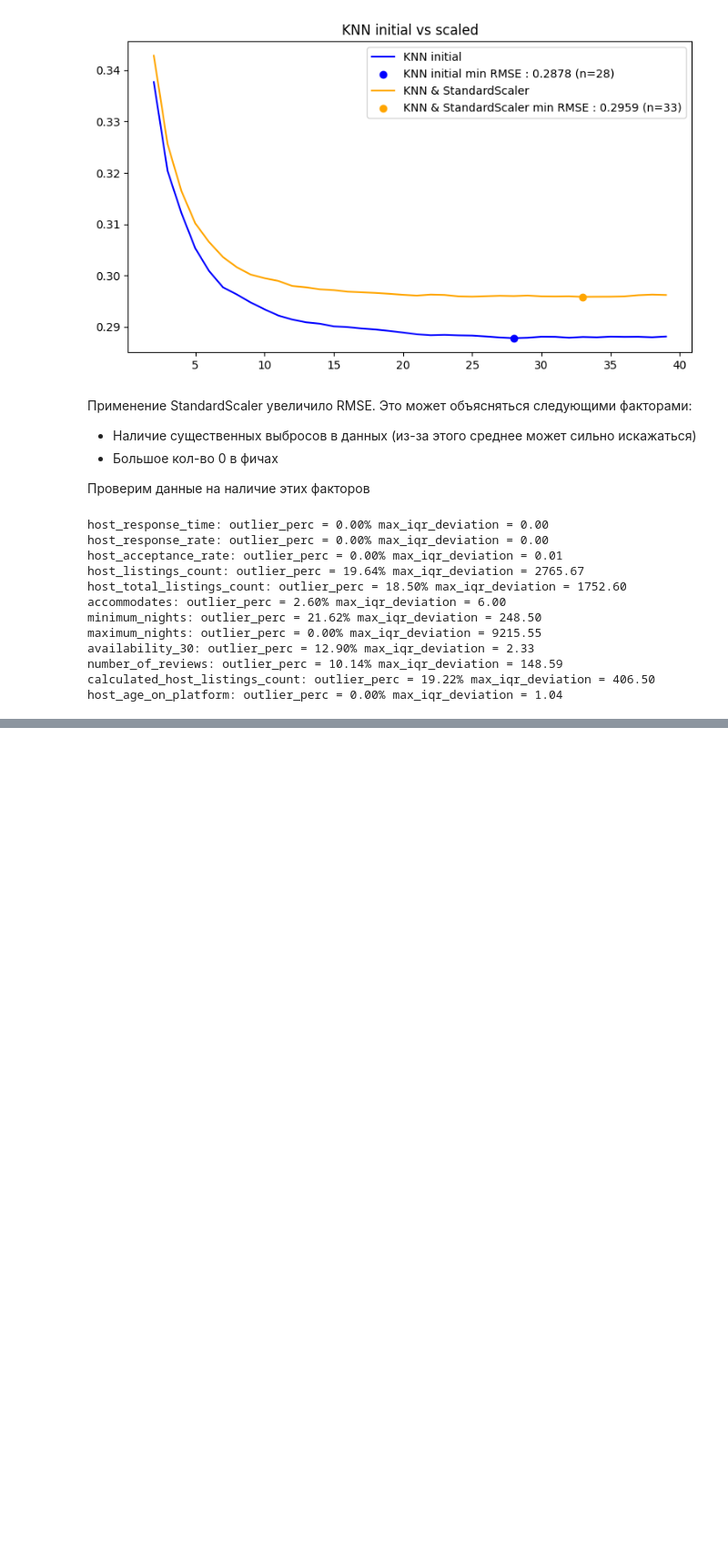
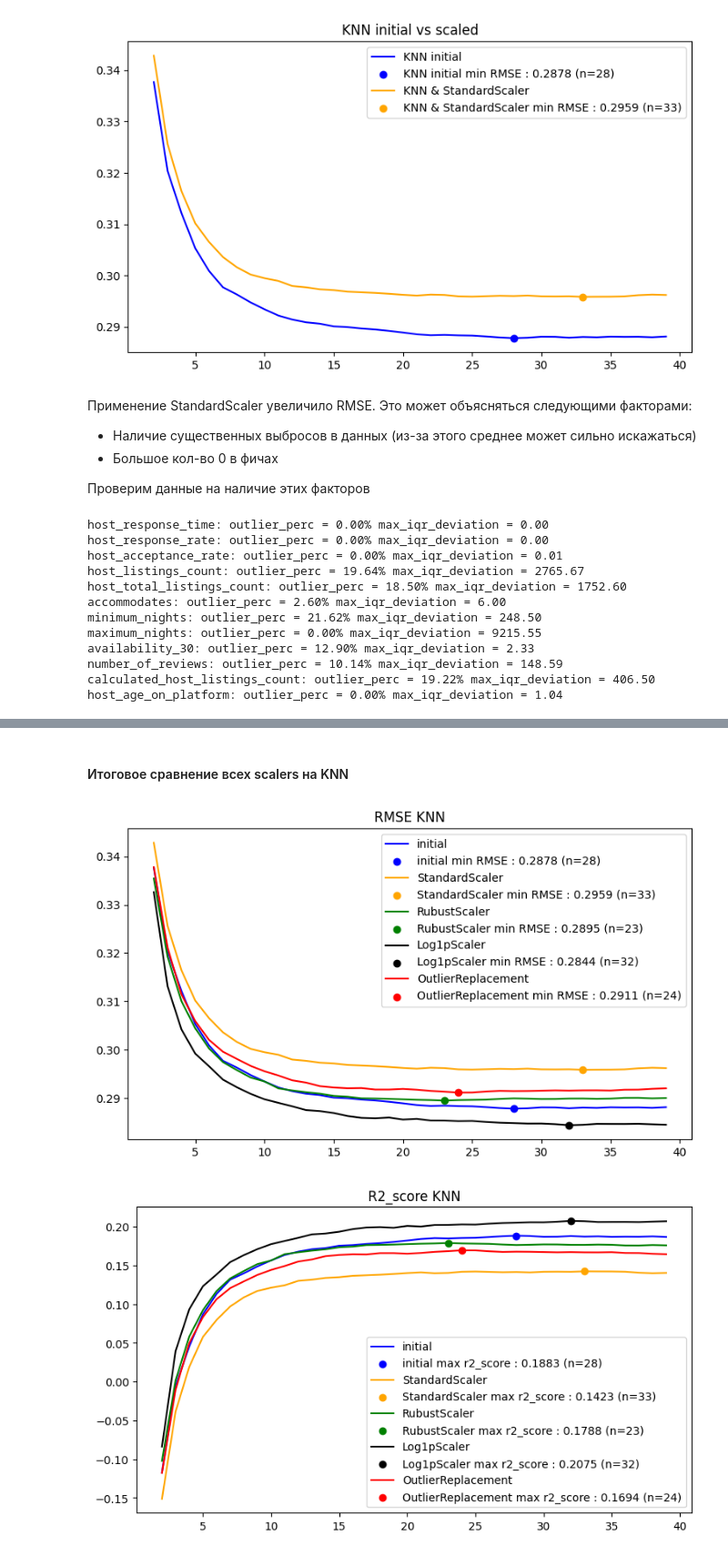
Before and after one commit to alrvtrv/airbnb_listing, a Jupyter notebook: regression.ipynb, the cells around one changed output, grey strips where cells are left out. Shown at 91% size. Drawn from its saved outputs; the diff is of its cells as text; code cells hidden in the pictures; blank space fills up the shorter version.

```diff
--- a/regression.ipynb
+++ b/regression.ipynb
@@ -735,0 +324,49 @@ $$d = R \cdot c$$
+# %%
+# Примененим StandardScaler
+scaler = StandardScaler()
+X2 = df4.drop(columns='availability_30')
+y2 = df4['availability_30']
+
+X_train2, X_test2, y_train2, y_test2 = train_test_split(X2, y2, test_size=0.2, random_state=42, stratify=y)
+X_train_scaled2 = scaler.fit_transform(X_train2)
+X_test_scaled2 = scaler.transform(X_test2)
+
+res = {
+    'n': [],
+    'rmse_test': [],
+    'r2_score': [],
+}
+
+for n in tqdm(range(2, 40)):
+    knn = KNeighborsRegressor(n_neighbors=n)
+
+    knn.fit(X_train_scaled2, y_train2)
+
+    y_test_pred = knn.predict(X_test_scaled2)
+
+    res['n'] += [n]
+    res['rmse_test'] += [root_mean_squared_error(y_true=y_test2,y_pred=y_test_pred)]
+    res['r2_score'] += [r2_score(y_true=y_test2,y_pred=y_test_pred)]
+
+knn_oulier_replacement_df = pd.DataFrame(res)
+# %% [markdown]
+#### Итоговое сравнение всех scalers на KNN
+# %%
+draw_metric(
+    [knn_initial_df, knn_scaled_df, knn_robust_scaler_df, knn_log1p_scaler_df, knn_oulier_replacement_df],
+    ['initial', 'StandardScaler', 'RubustScaler', 'Log1pScaler', 'OutlierReplacement'],
+    title_nm='RMSE KNN',
+    metric_col='rmse_test',
+    metric_nm='rmse'
+)
+
+draw_metric(
+    [knn_initial_df, knn_scaled_df, knn_robust_scaler_df, knn_log1p_scaler_df, knn_oulier_replacement_df],
+    ['initial', 'StandardScaler', 'RubustScaler', 'Log1pScaler', 'OutlierReplacement'],
+    title_nm='R2_score KNN',
+    metric_col='r2_score',
+    metric_nm='r2_score'
+)
+# %% [output]
+[figure, added]
+[figure, added]
```
Also changed, not shown: parts of 107 cells of this notebook, 4 other files.
